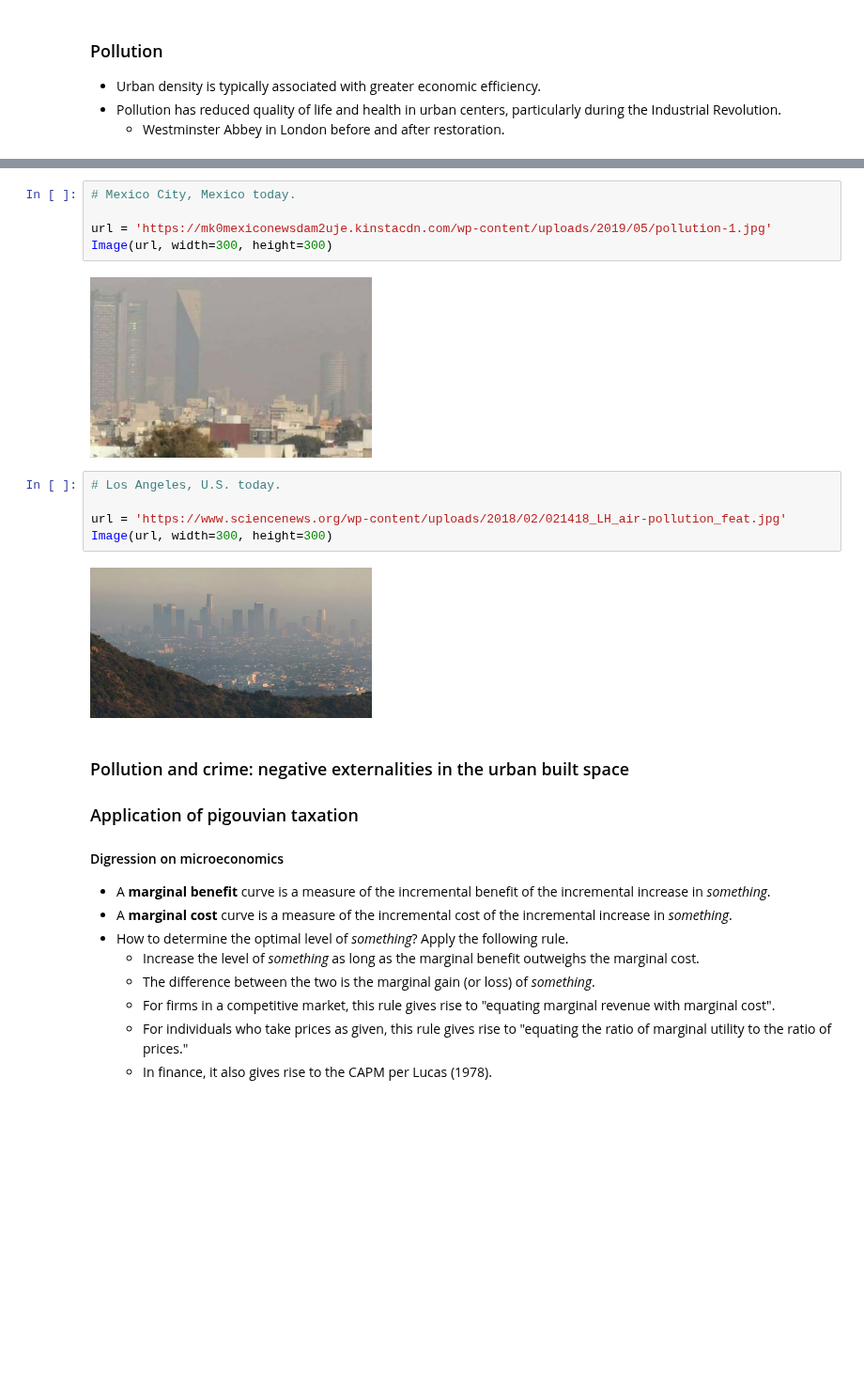
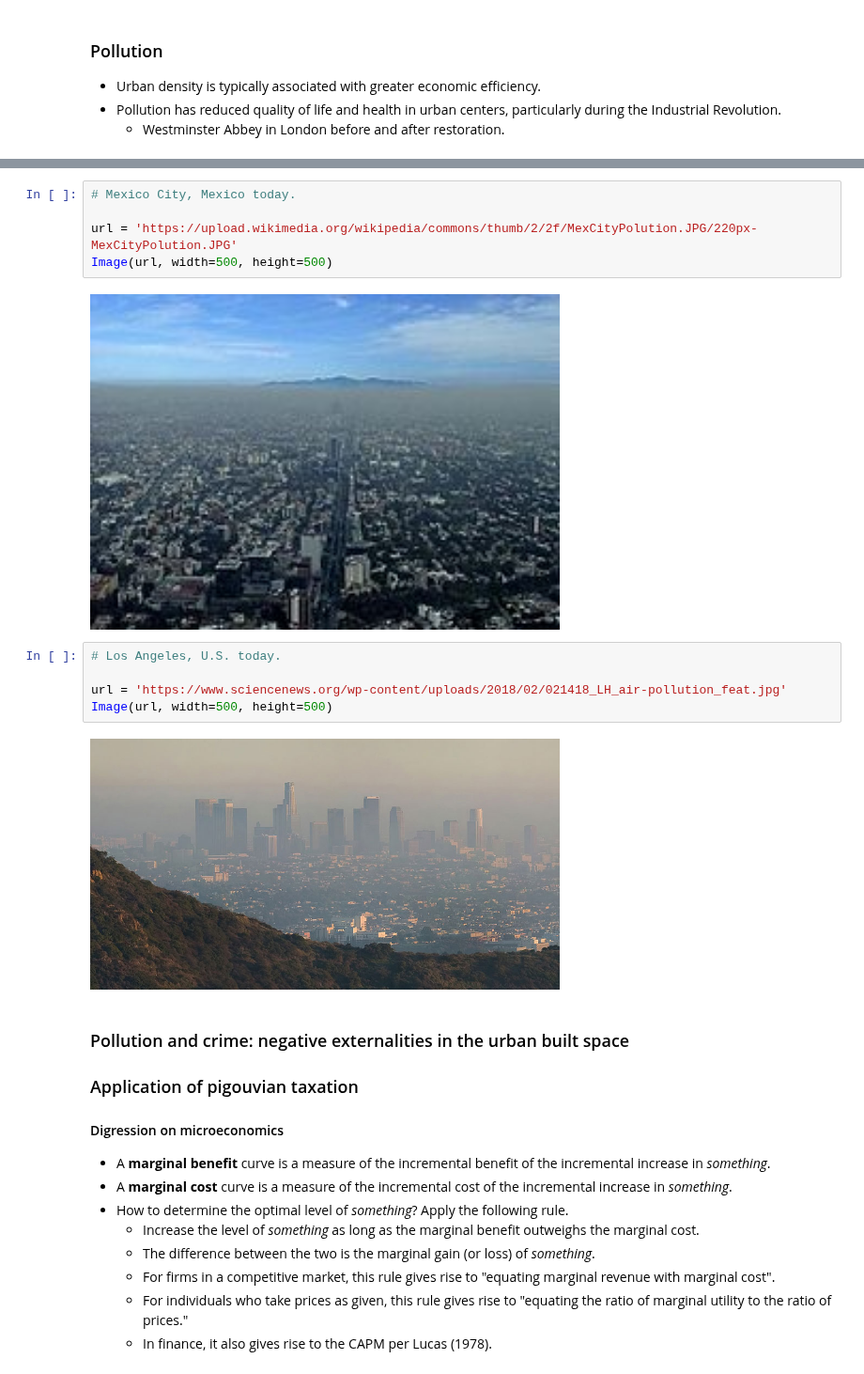
Before and after one commit to thsavage/Hirsh-Fellows-Real-Estate-Economics-and-Market-Analysis, a Jupyter notebook: Hirsh Fellows REAL 1045 Class Notes.ipynb, the cells around one changed output, grey strips where cells are left out. Shown at 94% size. Cells and saved outputs as stored; diff of their text form; blank space fills up the shorter version.

```diff
--- a/Hirsh Fellows REAL 1045 Class Notes.ipynb
+++ b/Hirsh Fellows REAL 1045 Class Notes.ipynb
@@ -1130,19 +1130,19 @@ Image(url, width=300, height=300)
 # %% [output]
 [figure]
+# %%
+# Mexico City, Mexico today.
+
+url = 'https://upload.wikimedia.org/wikipedia/commons/thumb/2/2f/MexCityPolution.JPG/220px-MexCityPolution.JPG'
+Image(url, width=500, height=500)
+# %% [output]
+[figure, added]
 # %%
-# Mexico City, Mexico today.
+# Los Angeles, U.S. today.
 
-url = 'https://mk0mexiconewsdam2uje.kinstacdn.com/wp-content/uploads/2019/05/pollution-1.jpg'
-Image(url, width=300, height=300)
+url = 'https://www.sciencenews.org/wp-content/uploads/2018/02/021418_LH_air-pollution_feat.jpg'
+Image(url, width=500, height=500)
 # %% [output]
-[figure, old version]
+[figure, new version]
-# %%
-# Los Angeles, U.S. today.
-
-url = 'https://www.sciencenews.org/wp-content/uploads/2018/02/021418_LH_air-pollution_feat.jpg'
-Image(url, width=300, height=300)
-# %% [output]
-[figure, removed]
 # %% [markdown]
 ### Pollution and crime: negative externalities in the urban built space
 ### Application of pigouvian taxation
```
Also changed, not shown: parts of 13 cells of this notebook, 1 other file.
